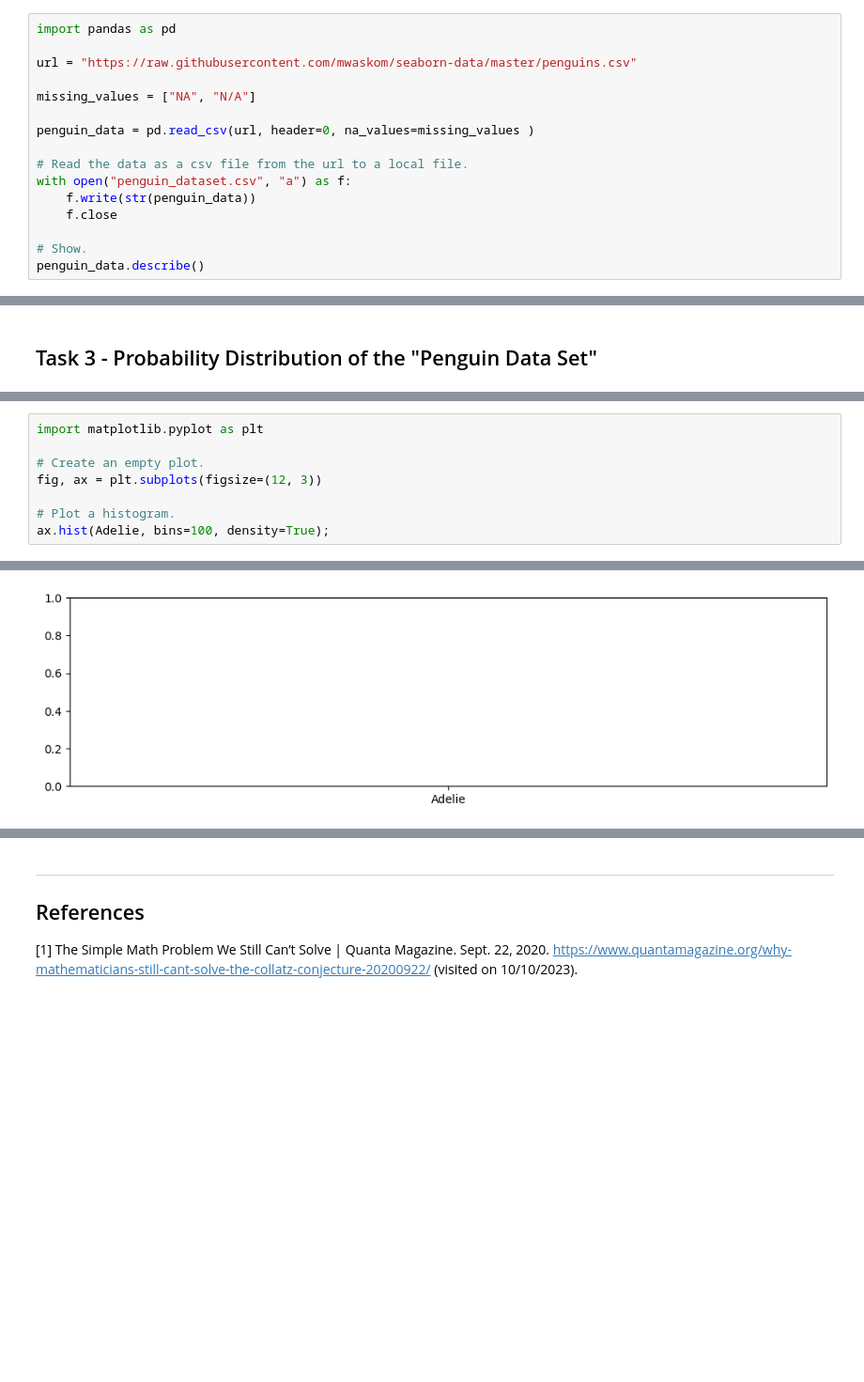
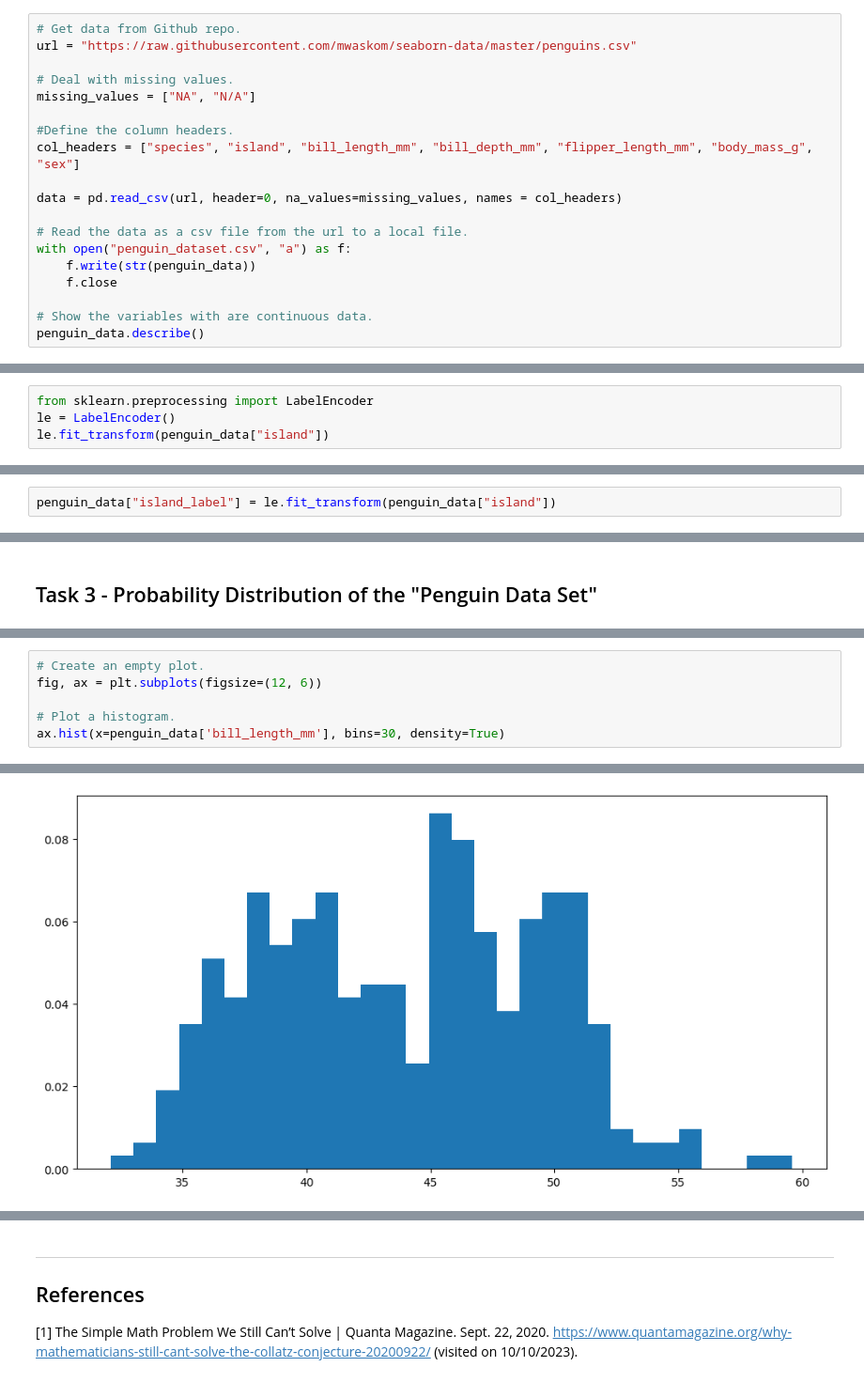
Before and after one commit to emma2d/Fundamentals_of_DA, a Jupyter notebook: tasks.ipynb, the cells around one changed output, grey strips where cells are left out. Shown: that part at 94% size. Cells and saved outputs as stored; diff of their text form; blank space fills up the shorter version.

```diff
--- a/tasks.ipynb
+++ b/tasks.ipynb
@@ -129,18 +135,21 @@ Give an overview of the famous penguins data set, explaining the types of variab
 # %%
-import pandas as pd
-
+# Get data from Github repo.
 url = "https://raw.githubusercontent.com/mwaskom/seaborn-data/master/penguins.csv"
 
+# Deal with missing values.
 missing_values = ["NA", "N/A"]
 
-penguin_data = pd.read_csv(url, header=0, na_values=missing_values )
+#Define the column headers.
+col_headers = ["species", "island", "bill_length_mm", "bill_depth_mm", "flipper_length_mm", "body_mass_g", "sex"]
+
+data = pd.read_csv(url, header=0, na_values=missing_values, names = col_headers)
 
 # Read the data as a csv file from the url to a local file.
 with open("penguin_dataset.csv", "a") as f:
     f.write(str(penguin_data))
     f.close
 
-# Show.
+# Show the variables with are continuous data.
 penguin_data.describe()
 # %% [output]
 |  | bill_length_mm | bill_depth_mm | flipper_length_mm | body_mass_g |
@@ -179,0 +198,4 @@ Variables can either be described as categorical or continuous.
+# %%
+from sklearn.preprocessing import LabelEncoder
+le = LabelEncoder()
+le.fit_transform(penguin_data["island"])
@@ -179,0 +219,2 @@ Variables can either be described as categorical or continuous.
+# %%
+penguin_data["island_label"] = le.fit_transform(penguin_data["island"])
@@ -205,9 +261,7 @@ Gentoo  = penguin_data[penguin_data['species'] == "Gentoo "]
 # %%
-import matplotlib.pyplot as plt
-
 # Create an empty plot.
-fig, ax = plt.subplots(figsize=(12, 3))
+fig, ax = plt.subplots(figsize=(12, 6))
 
 # Plot a histogram.
-ax.hist(Adelie, bins=100, density=True);
+ax.hist(x=penguin_data['bill_length_mm'], bins=30, density=True)
 # %% [output]
@@ -218 +282 @@ ConversionError: Failed to convert value(s) to axis units: array(['MALE', 'FEMAL
-[figure, old version]
+[figure, new version]
```
Also changed, not shown: parts of 34 cells of this notebook.
